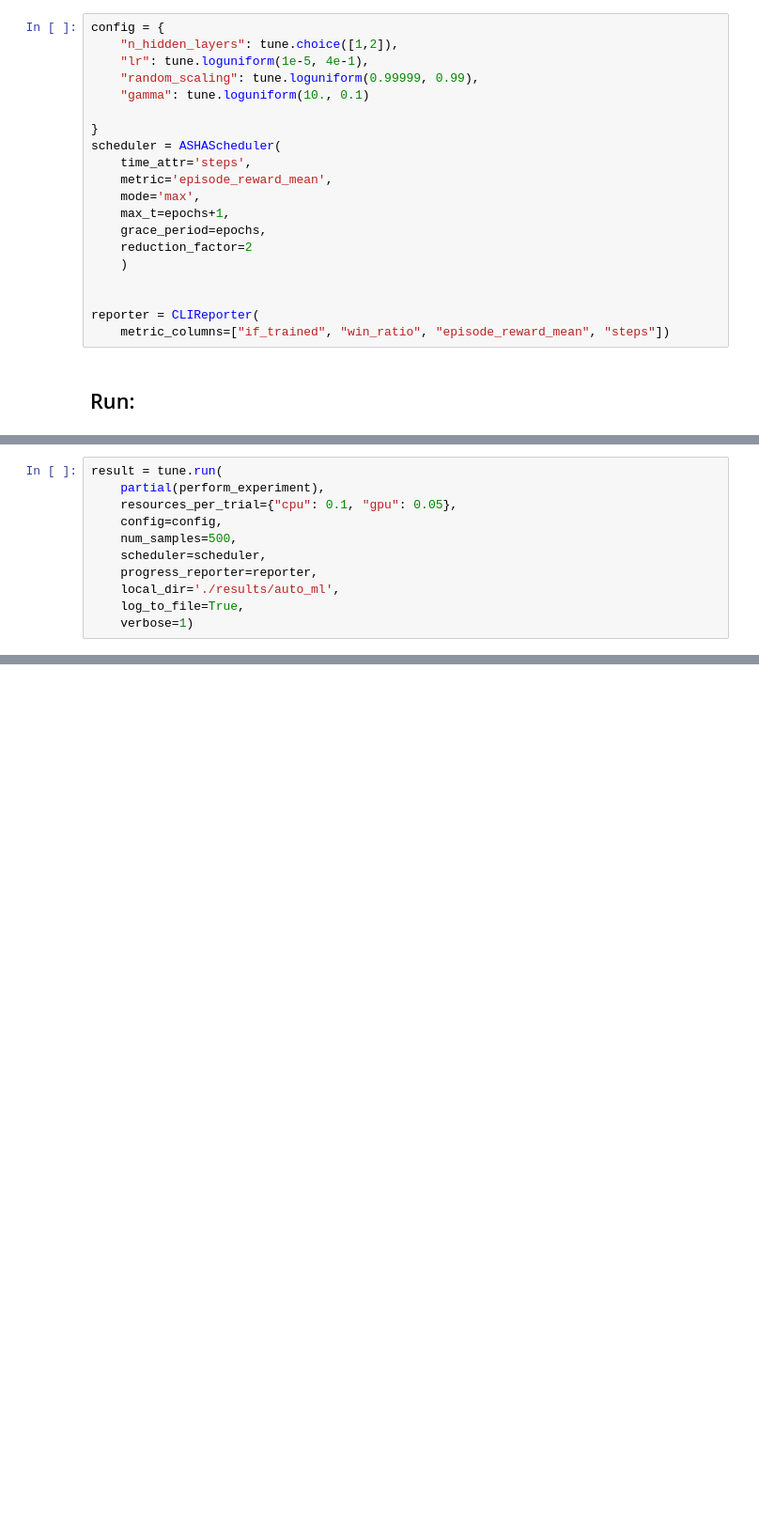
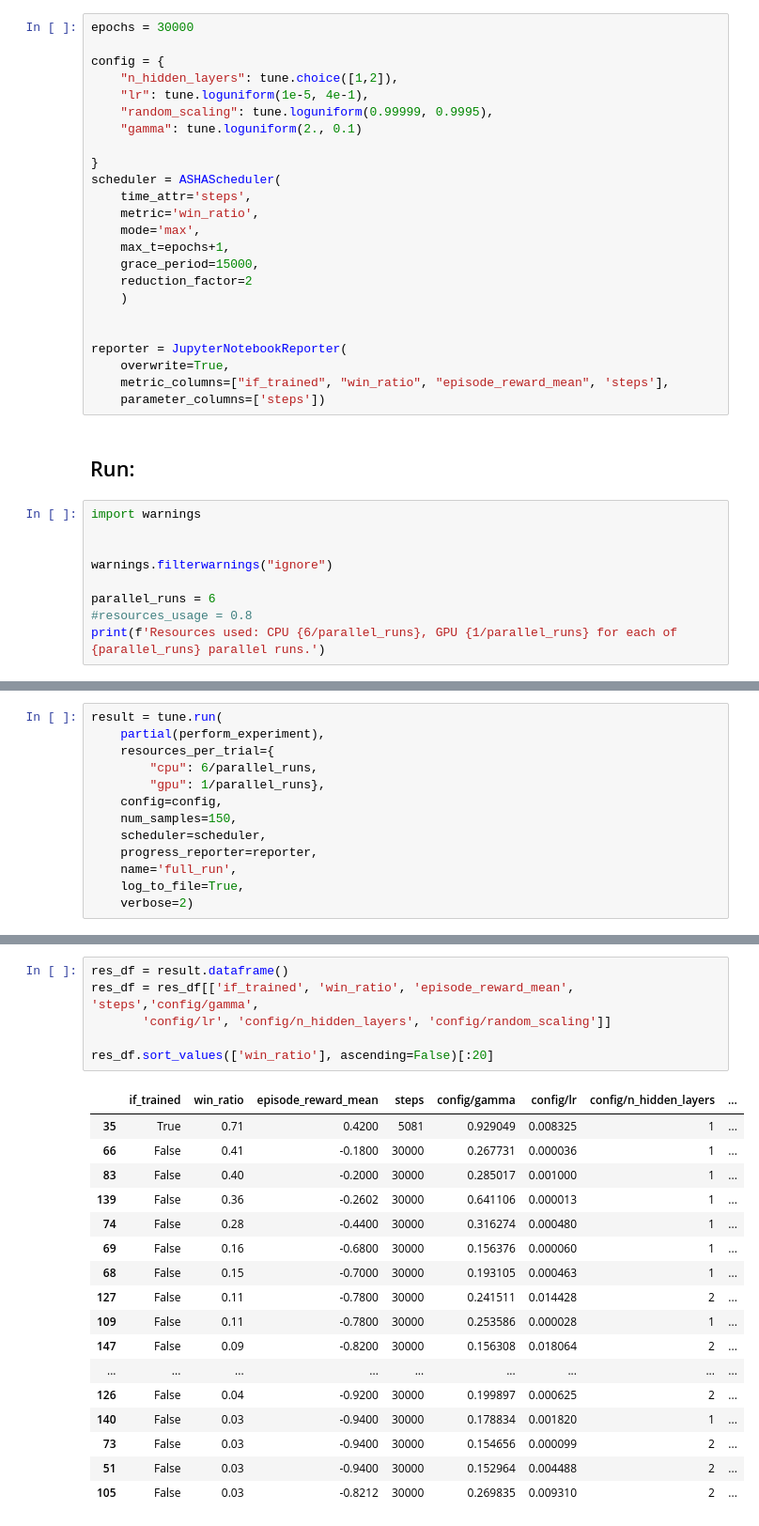
Before and after one commit to qubit-science-club/quantum_reinforcement_learning, a Jupyter notebook: scripts/3c._Classical_DQL_sim_quant_finetuning.ipynb, the cells around one changed output, grey strips where cells are left out. Shown at 94% size. Saved outputs shown, nothing was run; the diff lists cells and outputs as text; blank space fills up the shorter version.

Commit message:
Auto finetuning results.

```diff
--- a/scripts/3c._Classical_DQL_sim_quant_finetuning.ipynb
+++ b/scripts/3c._Classical_DQL_sim_quant_finetuning.ipynb
@@ -367,24 +335,37 @@ def perform_experiment(config):
 # %% [markdown]
 ## Setup:
 # %%
+epochs = 30000
+
 config = {
     "n_hidden_layers": tune.choice([1,2]),
     "lr": tune.loguniform(1e-5, 4e-1),
-    "random_scaling": tune.loguniform(0.99999, 0.99),
-    "gamma": tune.loguniform(10., 0.1)
+    "random_scaling": tune.loguniform(0.99999, 0.9995),
+    "gamma": tune.loguniform(2., 0.1)
 
 }
 scheduler = ASHAScheduler(
     time_attr='steps',
-    metric='episode_reward_mean',
+    metric='win_ratio',
     mode='max',
     max_t=epochs+1,
-    grace_period=epochs,
+    grace_period=15000,
     reduction_factor=2
     )
 
 
-reporter = CLIReporter(
-    metric_columns=["if_trained", "win_ratio", "episode_reward_mean", "steps"])
+reporter = JupyterNotebookReporter(
+    overwrite=True,
+    metric_columns=["if_trained", "win_ratio", "episode_reward_mean", 'steps'],
+    parameter_columns=['steps'])
 # %% [markdown]
 ## Run:
+# %%
+import warnings
+
+
+warnings.filterwarnings("ignore")
+
+parallel_runs = 6
+#resources_usage = 0.8
+print(f'Resources used: CPU {6/parallel_runs}, GPU {1/parallel_runs} for each of {parallel_runs} parallel runs.')
@@ -391,12 +374,14 @@ reporter = CLIReporter(
 # %%
 result = tune.run(
     partial(perform_experiment),
-    resources_per_trial={"cpu": 0.1, "gpu": 0.05},
+    resources_per_trial={
+        "cpu": 6/parallel_runs,
+        "gpu": 1/parallel_runs},
     config=config,
-    num_samples=500,
+    num_samples=150,
     scheduler=scheduler,
     progress_reporter=reporter,
-    local_dir='./results/auto_ml',
+    name='full_run',
     log_to_file=True,
-    verbose=1)
+    verbose=2)
 # %% [output]
@@ -511,0 +413,24 @@ result.dataframe()
+# %%
+res_df = result.dataframe()
+res_df = res_df[['if_trained', 'win_ratio', 'episode_reward_mean', 'steps','config/gamma',
+       'config/lr', 'config/n_hidden_layers', 'config/random_scaling']]
+
+res_df.sort_values(['win_ratio'], ascending=False)[:20]
+# %% [output]
+|  | if_trained | win_ratio | episode_reward_mean | steps | config/gamma | config/lr | config/n_hidden_layers | ... |
+| 35 | True | 0.71 | 0.4200 | 5081 | 0.929049 | 0.008325 | 1 | ... |
+| 66 | False | 0.41 | -0.1800 | 30000 | 0.267731 | 0.000036 | 1 | ... |
+| 83 | False | 0.40 | -0.2000 | 30000 | 0.285017 | 0.001000 | 1 | ... |
+| 139 | False | 0.36 | -0.2602 | 30000 | 0.641106 | 0.000013 | 1 | ... |
+| 74 | False | 0.28 | -0.4400 | 30000 | 0.316274 | 0.000480 | 1 | ... |
+| 69 | False | 0.16 | -0.6800 | 30000 | 0.156376 | 0.000060 | 1 | ... |
+| 68 | False | 0.15 | -0.7000 | 30000 | 0.193105 | 0.000463 | 1 | ... |
+| 127 | False | 0.11 | -0.7800 | 30000 | 0.241511 | 0.014428 | 2 | ... |
+| 109 | False | 0.11 | -0.7800 | 30000 | 0.253586 | 0.000028 | 1 | ... |
+| 147 | False | 0.09 | -0.8200 | 30000 | 0.156308 | 0.018064 | 2 | ... |
+| ... | ... | ... | ... | ... | ... | ... | ... | ... |
+| 126 | False | 0.04 | -0.9200 | 30000 | 0.199897 | 0.000625 | 2 | ... |
+| 140 | False | 0.03 | -0.9400 | 30000 | 0.178834 | 0.001820 | 1 | ... |
+| 73 | False | 0.03 | -0.9400 | 30000 | 0.154656 | 0.000099 | 2 | ... |
+| 51 | False | 0.03 | -0.9400 | 30000 | 0.152964 | 0.004488 | 2 | ... |
+| 105 | False | 0.03 | -0.8212 | 30000 | 0.269835 | 0.009310 | 2 | ... |
```
Also changed, not shown: parts of 16 cells of this notebook, 5 other files.
